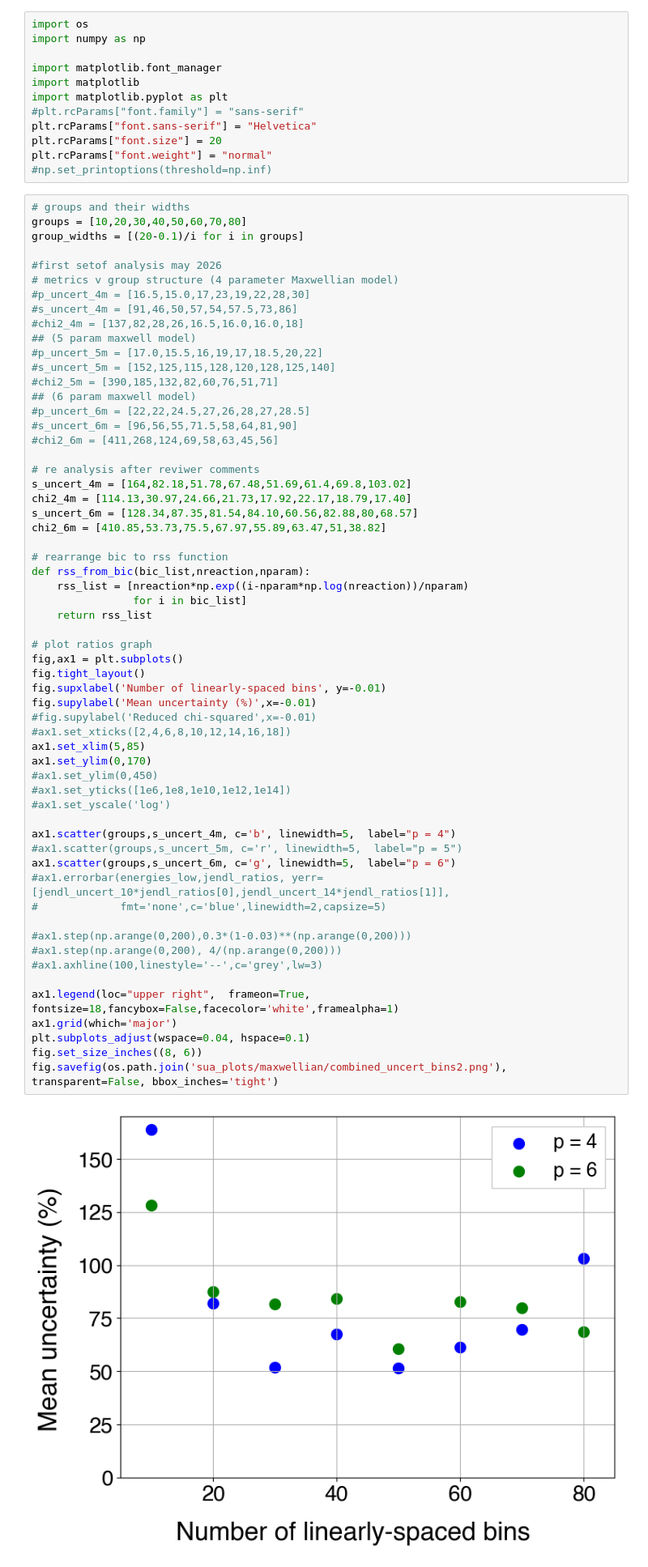
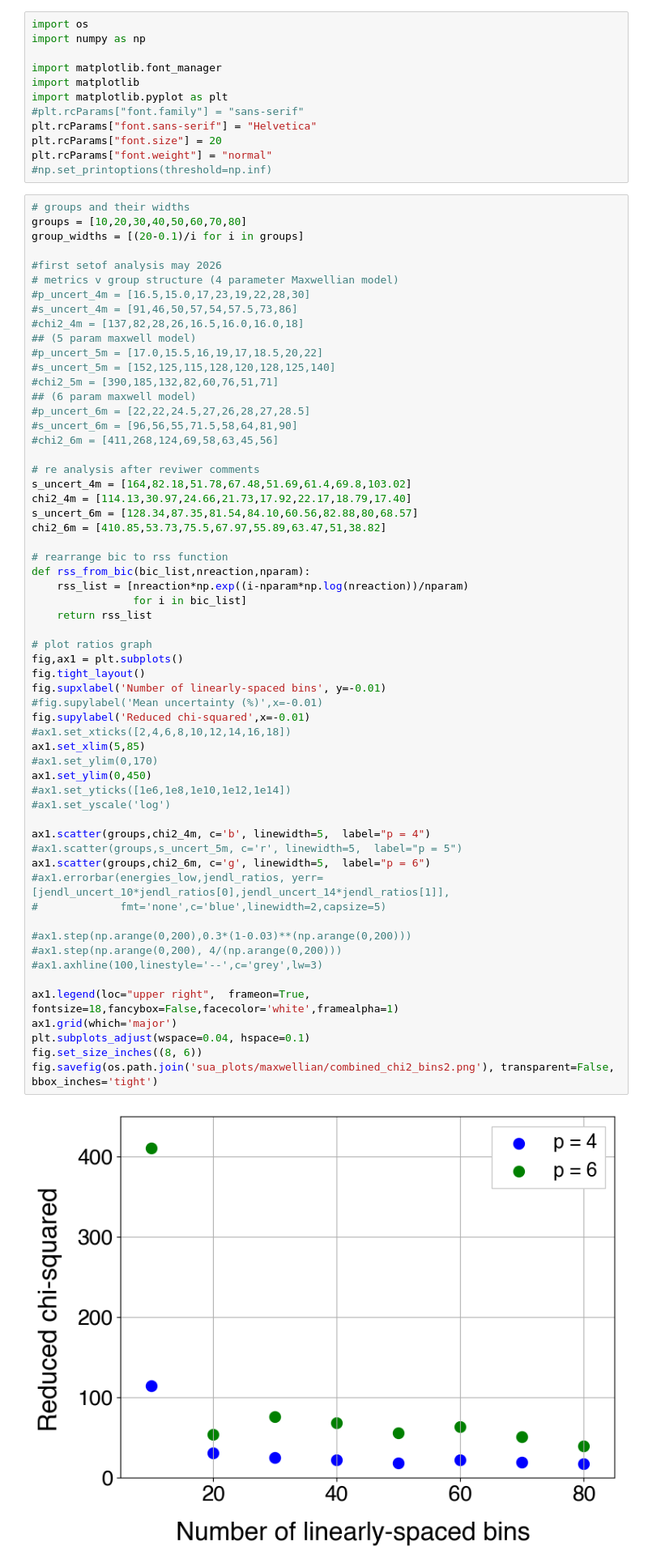
Before and after one commit to louisbutt338/nFoils, a Jupyter notebook: lab/mcmc_unfolding/unfolding_paper/sensitivity_analysis.ipynb, the cells around one changed output. Shown at 81% size. Cells and saved outputs as stored; diff of their text form.

```diff
--- a/lab/mcmc_unfolding/unfolding_paper/sensitivity_analysis.ipynb
+++ b/lab/mcmc_unfolding/unfolding_paper/sensitivity_analysis.ipynb
@@ -36,41 +36,41 @@ s_uncert_6m = [128.34,87.35,81.54,84.10,60.56,82.88,80,68.57]
 chi2_6m = [410.85,53.73,75.5,67.97,55.89,63.47,51,38.82]
 
 # rearrange bic to rss function
 def rss_from_bic(bic_list,nreaction,nparam):
     rss_list = [nreaction*np.exp((i-nparam*np.log(nreaction))/nparam)
                 for i in bic_list]
     return rss_list
 
 # plot ratios graph
 fig,ax1 = plt.subplots()
 fig.tight_layout()
 fig.supxlabel('Number of linearly-spaced bins', y=-0.01)
-fig.supylabel('Mean uncertainty (%)',x=-0.01)
-#fig.supylabel('Reduced chi-squared',x=-0.01)
+#fig.supylabel('Mean uncertainty (%)',x=-0.01)
+fig.supylabel('Reduced chi-squared',x=-0.01)
 #ax1.set_xticks([2,4,6,8,10,12,14,16,18])
 ax1.set_xlim(5,85)
-ax1.set_ylim(0,170)
-#ax1.set_ylim(0,450)
+#ax1.set_ylim(0,170)
+ax1.set_ylim(0,450)
 #ax1.set_yticks([1e6,1e8,1e10,1e12,1e14])
 #ax1.set_yscale('log')
 
-ax1.scatter(groups,s_uncert_4m, c='b', linewidth=5,  label="p = 4")
+ax1.scatter(groups,chi2_4m, c='b', linewidth=5,  label="p = 4")
 #ax1.scatter(groups,s_uncert_5m, c='r', linewidth=5,  label="p = 5")
-ax1.scatter(groups,s_uncert_6m, c='g', linewidth=5,  label="p = 6")
+ax1.scatter(groups,chi2_6m, c='g', linewidth=5,  label="p = 6")
 #ax1.errorbar(energies_low,jendl_ratios, yerr=[jendl_uncert_10*jendl_ratios[0],jendl_uncert_14*jendl_ratios[1]],
 #             fmt='none',c='blue',linewidth=2,capsize=5)
 
 #ax1.step(np.arange(0,200),0.3*(1-0.03)**(np.arange(0,200)))
 #ax1.step(np.arange(0,200), 4/(np.arange(0,200)))
 #ax1.axhline(100,linestyle='--',c='grey',lw=3)
 
 ax1.legend(loc="upper right",  frameon=True, fontsize=18,fancybox=False,facecolor='white',framealpha=1)
 ax1.grid(which='major')
 plt.subplots_adjust(wspace=0.04, hspace=0.1)
 fig.set_size_inches((8, 6))
-fig.savefig(os.path.join('sua_plots/maxwellian/combined_uncert_bins2.png'), transparent=False, bbox_inches='tight')
+fig.savefig(os.path.join('sua_plots/maxwellian/combined_chi2_bins2.png'), transparent=False, bbox_inches='tight')
 # %% [output]
-[figure, old version]
+[figure, new version]
 # %%
 # recorded metrics v prior models (in group structure 51)
 prior = [2,3,4,4,5,5,6,6]
```
Also changed, not shown: 48 other files.
